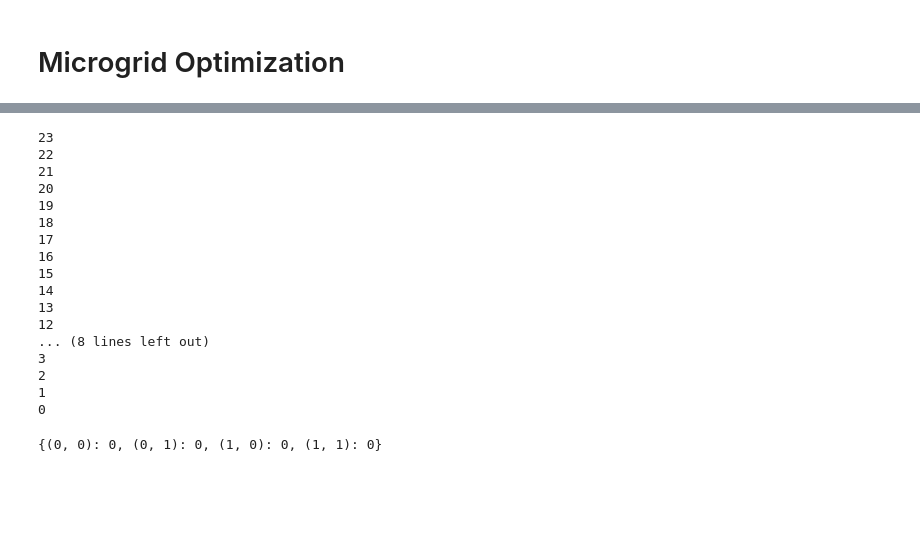
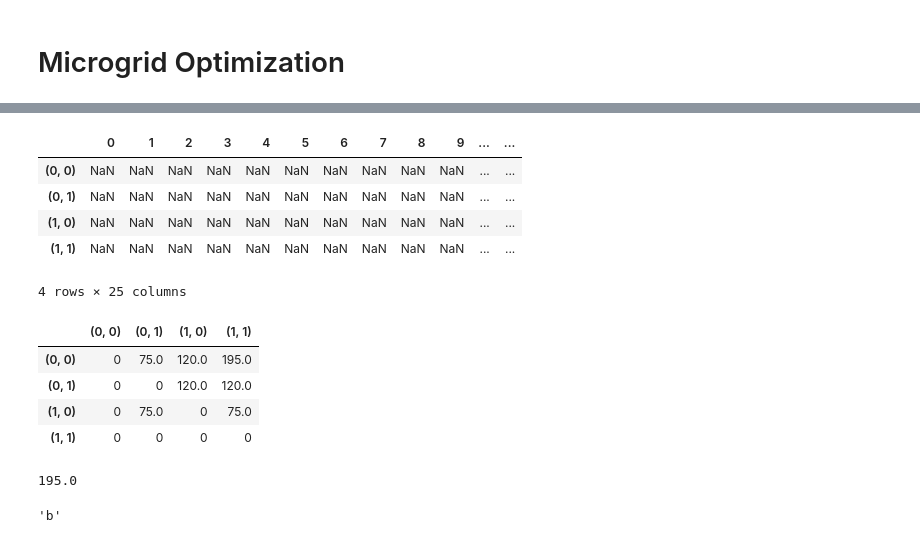
Before and after one commit to KarelMacek/zephyros, a Jupyter notebook: my_notebook.ipynb, the cells around one changed output, grey strips where cells are left out. Cells and saved outputs as stored; diff of their text form; code cells hidden in the pictures; blank space fills up the shorter version.

```diff
--- a/my_notebook.ipynb
+++ b/my_notebook.ipynb
@@ -1654,33 +1658,13 @@ def optimal_one_step(remaining_load, a_t):
-# %%
-T = 23
-V_next = {a_t_1: 0 for a_t_1 in a_all}
-for t in range(T, -1, -1):
-    V_tmp = {}
-    for a_t in a_all:
-        r_tmp = optimal_one_step(remaining_demand_forecast[t], a_t)
-        next_tmp = 0
-        V_tmp[a_t] = r_tmp + next_tmp
-    V_next = V_tmp  # todo - make this better
-    print(t)
-# %% [output]
-23
-22
-21
-20
-19
-18
-17
-16
-15
-14
-13
-12
-... (8 lines left out)
-3
-2
-1
-0
-# %%
-V_next
-# %% [output]
-{(0, 0): 0, (0, 1): 0, (1, 0): 0, (1, 1): 0}
+# %%
+V = pd.DataFrame(index=a_all, columns=(range(24 + 1)))
+A = pd.DataFrame(index=a_all, columns=(range(24 + 1)))
+# %%
+V.iloc[:, -1] = 0
+V
+# %% [output]
+|  | 0 | 1 | 2 | 3 | 4 | 5 | 6 | 7 | 8 | 9 | ... | ... |
+| (0, 0) | NaN | NaN | NaN | NaN | NaN | NaN | NaN | NaN | NaN | NaN | ... | ... |
+| (0, 1) | NaN | NaN | NaN | NaN | NaN | NaN | NaN | NaN | NaN | NaN | ... | ... |
+| (1, 0) | NaN | NaN | NaN | NaN | NaN | NaN | NaN | NaN | NaN | NaN | ... | ... |
+| (1, 1) | NaN | NaN | NaN | NaN | NaN | NaN | NaN | NaN | NaN | NaN | ... | ... |
+4 rows × 25 columns
@@ -1686,0 +1679,26 @@ V_next
+# %%
+switch_cost = pd.DataFrame(index=a_all, columns=a_all)
+for a_t in a_all:
+    for a_t_1 in a_all:
+        switch_cost.at[a_t, a_t_1] = get_switch_cost(a_t, a_t_1)
+switch_cost
+# %% [output]
+|  | (0, 0) | (0, 1) | (1, 0) | (1, 1) |
+| (0, 0) | 0 | 75.0 | 120.0 | 195.0 |
+| (0, 1) | 0 | 0 | 120.0 | 120.0 |
+| (1, 0) | 0 | 75.0 | 0 | 75.0 |
+| (1, 1) | 0 | 0 | 0 | 0 |
+# %%
+switch_cost.at[(0, 0), (1, 1)]
+# %% [output]
+195.0
+# %%
+next_series = pd.Series({
+    "a": 2,
+    "b": 1,
+    "c": 1
+})
+min_index = next_series.argmin()
+next_series.index[min_index]
+# %% [output]
+'b'
```
Also changed, not shown: parts of 44 cells of this notebook.
